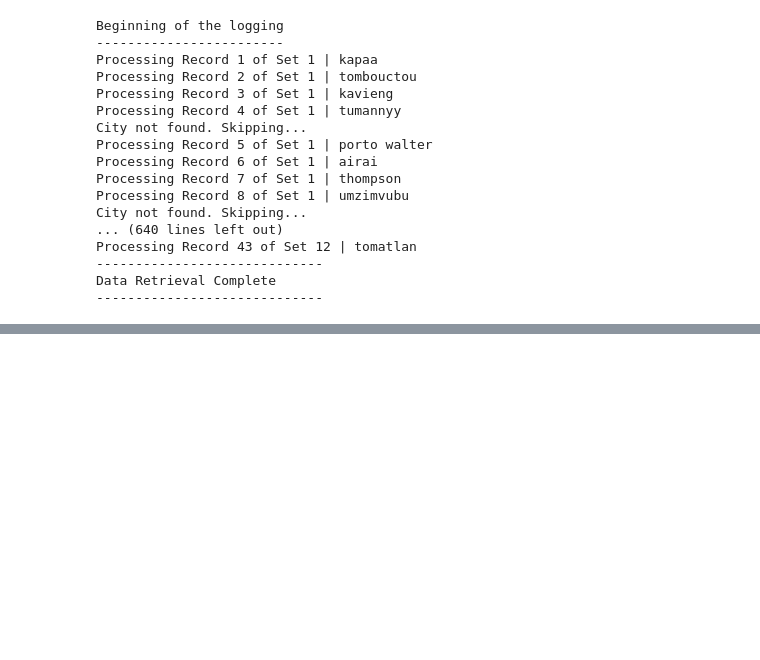
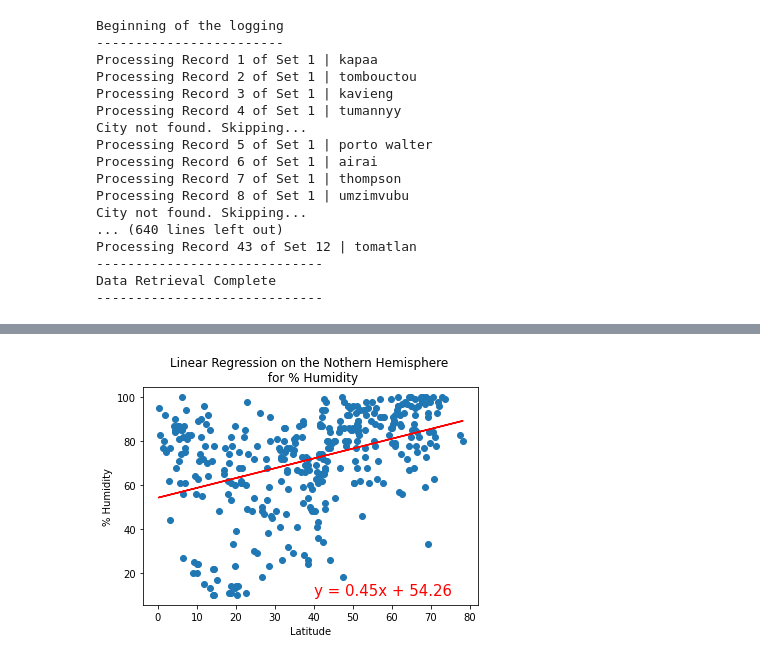
Before and after one commit to OxanaDrotieva/World-Weather-Analysis, a Jupyter notebook: WeatherPy.ipynb, the cells around one changed output, grey strips where cells are left out. Saved outputs shown, nothing was run; the diff lists cells and outputs as text; code cells hidden in the pictures; blank space fills up the shorter version.

```diff
--- a/WeatherPy.ipynb
+++ b/WeatherPy.ipynb
@@ -256,0 +303,9 @@ plt.show()
+# %%
+# Linear regression on the Northen Hemisphere
+x_values = nothern_hemi_df['Lat']
+y_values = nothern_hemi_df['Humidity']
+
+# Call the function
+plot_linear_regression(x_values, y_values, 'Linear Regression on the Nothern Hemisphere \n for % Humidity', '% Humidity', (40,10))
+# %% [output]
+[figure, added]
```
Also changed, not shown: parts of 17 cells of this notebook.
